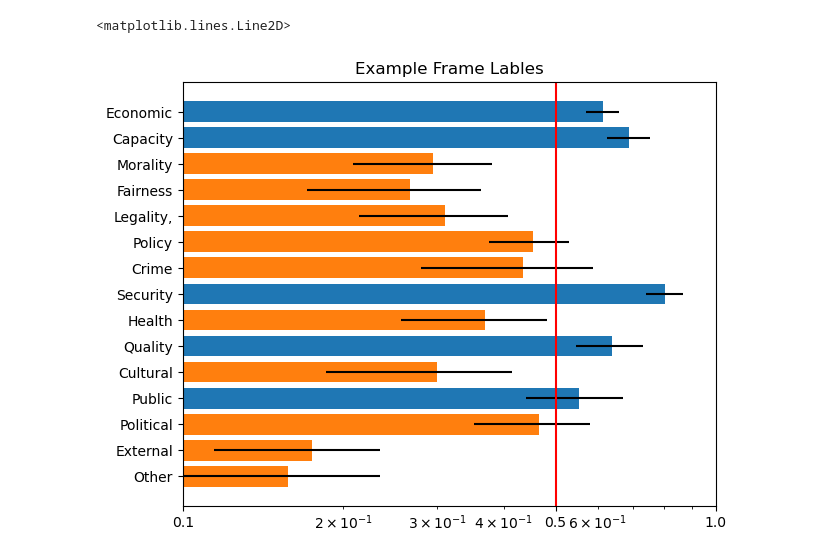
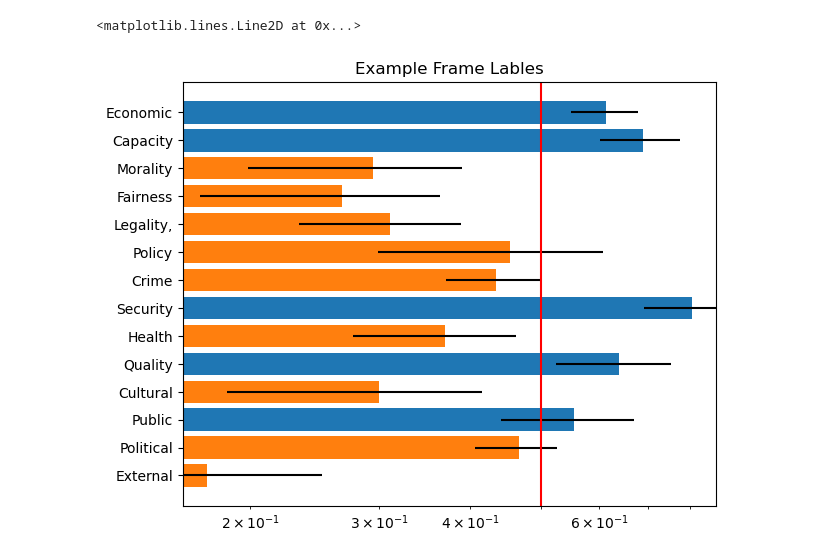
Before and after one commit to Iseratho/framefinder, a Jupyter notebook: nbs/01_frame_labels.ipynb, the cells around one changed output. Drawn from its saved outputs; the diff is of its cells as text; code cells hidden in the pictures.

Commit message:
Remove 'Other' label

```diff
--- a/nbs/01_frame_labels.ipynb
+++ b/nbs/01_frame_labels.ipynb
@@ -1,6 +1,6 @@
 # %%
-#| default_exp framelabels
-#| export
+# | default_exp framelabels
+# | export
 import torch
 from transformers import pipeline
 from functools import partial
@@ -10,12 +10,15 @@ import tqdm
 import matplotlib.pyplot as plt
 import seaborn as sns
 
+
 class FramingLabels:
     def __init__(self, base_model, candidate_labels, batch_size=16):
         device = "cuda:0" if torch.cuda.is_available() else "cpu"
         self.base_pipeline = pipeline("zero-shot-classification", model=base_model, device=device)
         self.candidate_labels = candidate_labels
-        self.classifier = partial(self.base_pipeline, candidate_labels=candidate_labels, multi_label=True, batch_size=batch_size)
+        self.classifier = partial(
+            self.base_pipeline, candidate_labels=candidate_labels, multi_label=True, batch_size=batch_size
+        )
 
     def order_scores(self, dic):
         indices_order = [dic["labels"].index(l) for l in self.candidate_labels]
@@ -64,42 +67,43 @@ candidate_labels = [
     "Economic: costs, benefits, or other financial implications",
     "Capacity and resources: availability of physical, human or financial resources, and capacity of current systems",
     "Morality: religious or ethical implications",
     "Fairness and equality: balance or distribution of rights, responsibilities, and resources",
     "Legality, constitutionality and jurisprudence: rights, freedoms, and authority of individuals, corporations, and government",
     "Policy prescription and evaluation: discussion of specific policies aimed at addressing problems",
     "Crime and punishment: effectiveness and implications of laws and their enforcement",
     "Security and defense: threats to welfare of the individual, community, or nation",
     "Health and safety: health care, sanitation, public safety",
     "Quality of life: threats and opportunities for the individual’s wealth, happiness, and well-being",
     "Cultural identity: traditions, customs, or values of a social group in relation to a policy issue",
     "Public opinion: attitudes and opinions of the general public, including polling and demographics",
     "Political: considerations related to politics and politicians, including lobbying, elections, and attempts to sway voters",
     "External regulation and reputation: international reputation or foreign policy of the U.S.",
-    "Other: any coherent group of frames not covered by the above categories",
 ]
 
-example_list = ["In 2010, CFCs were banned internationally due to their harmful effect on the ozone layer.",
-                "In 2021, doctors prevented the spread of the virus by vaccinating with Pfizer.",
-                "We must fight for our freedom.",
-                "The government prevents our freedom.",
-                "They prevent the spread.",
-                "We fight the virus.",
-                "I believe that we should act now.\nThere is no time to waste.",
-                ]
+example_list = [
+    "In 2010, CFCs were banned internationally due to their harmful effect on the ozone layer.",
+    "In 2021, doctors prevented the spread of the virus by vaccinating with Pfizer.",
+    "We must fight for our freedom.",
+    "The government prevents our freedom.",
+    "They prevent the spread.",
+    "We fight the virus.",
+    "I believe that we should act now.\nThere is no time to waste.",
+]
 
 framing_label_model = FramingLabels(base_model, candidate_labels)
 assert type(framing_label_model(example_list[0])) == dict
 assert type(framing_label_model(example_list)) == dict
 test_labels = framing_label_model(example_list)
 
 test_labels_df = pd.DataFrame(test_labels)
 import matplotlib.ticker as mticker
+
 _, ax = framing_label_model.visualize(test_labels_df.mean().to_dict(), xerr=test_labels_df.sem(), log="True")
 ax.xaxis.set_major_formatter(mticker.ScalarFormatter())
 plt.xticks([0.1, 0.5, 1])
 plt.title("Example Frame Lables")
 plt.axvline(0.5, color="red")
 # %% [output]
-<matplotlib.lines.Line2D>
+<matplotlib.lines.Line2D at 0x...>
-[figure, old version]
+[figure, new version]
 # %%
```
Also changed, not shown: parts of 1 cell of this notebook, 3 other files.
